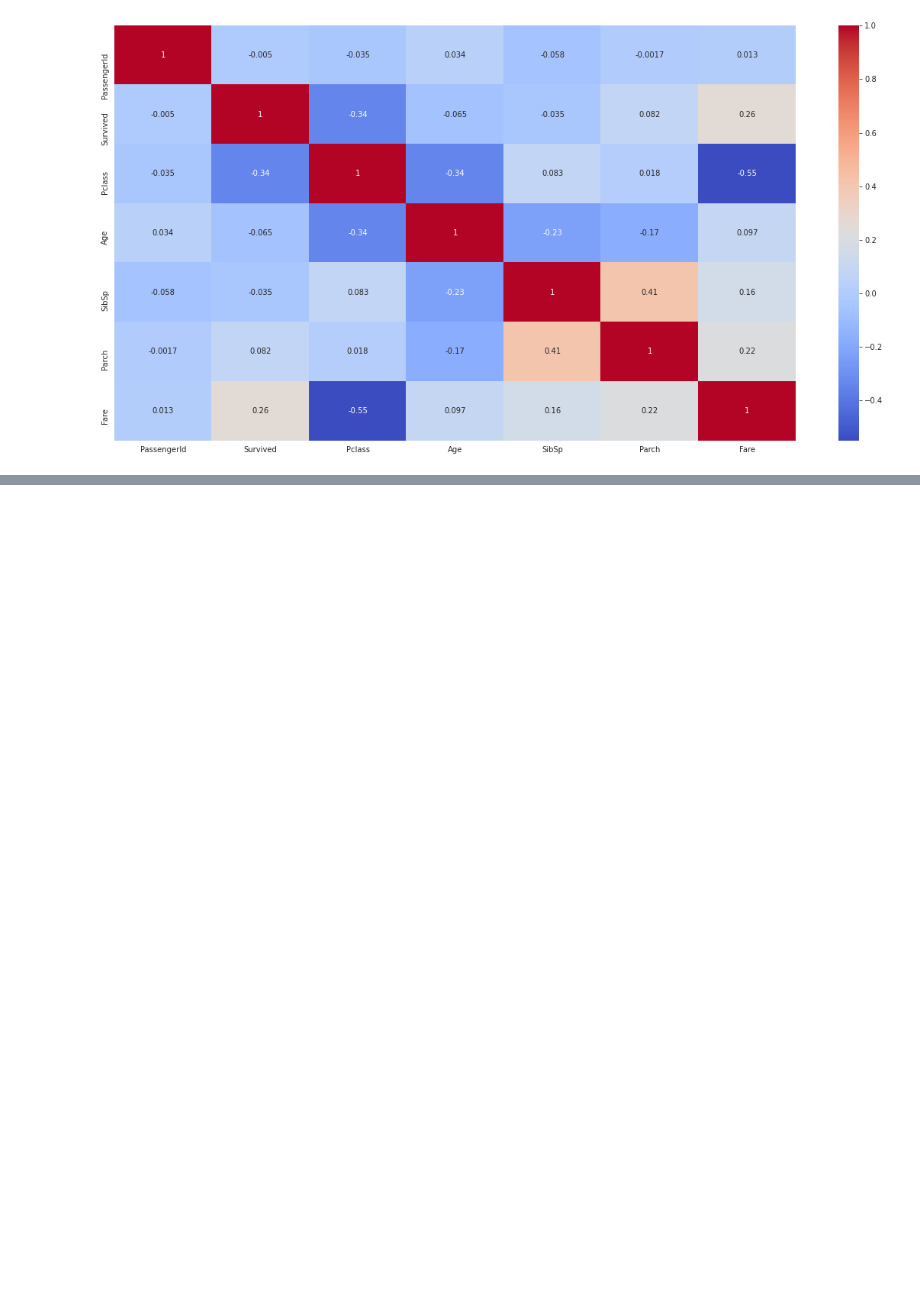
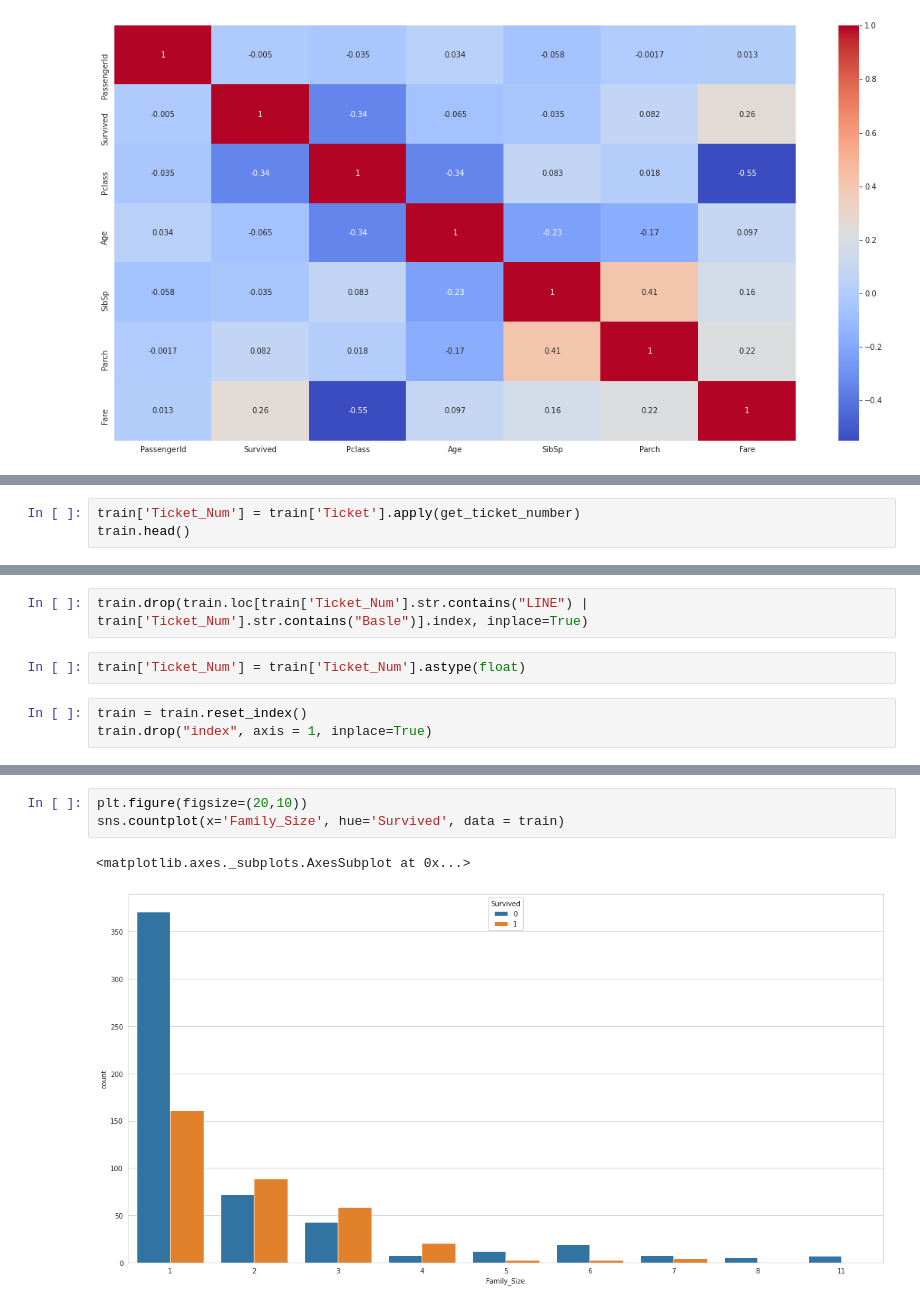
Before and after one commit to ShinyQ/Python-Data-Mining-Titanic_Train_set, a Jupyter notebook: TrainSet.ipynb, the cells around one changed output, grey strips where cells are left out. Cells and saved outputs as stored; diff of their text form; blank space fills up the shorter version.

Commit message:
Featured Some Data

```diff
--- a/TrainSet.ipynb
+++ b/TrainSet.ipynb
@@ -317,0 +415,3 @@ sns.heatmap(train.corr(), annot=True, cmap='coolwarm')
+# %%
+train['Ticket_Num'] = train['Ticket'].apply(get_ticket_number)
+train.head()
@@ -317,0 +425,7 @@ sns.heatmap(train.corr(), annot=True, cmap='coolwarm')
+# %%
+train.drop(train.loc[train['Ticket_Num'].str.contains("LINE") | train['Ticket_Num'].str.contains("Basle")].index, inplace=True)
+# %%
+train['Ticket_Num'] = train['Ticket_Num'].astype(float)
+# %%
+train = train.reset_index()
+train.drop("index", axis = 1, inplace=True)
@@ -317,0 +441,6 @@ sns.heatmap(train.corr(), annot=True, cmap='coolwarm')
+# %%
+plt.figure(figsize=(20,10))
+sns.countplot(x='Family_Size', hue='Survived', data = train)
+# %% [output]
+<matplotlib.axes._subplots.AxesSubplot at 0x...>
+[figure, added]
```
Also changed, not shown: parts of 19 cells of this notebook.
